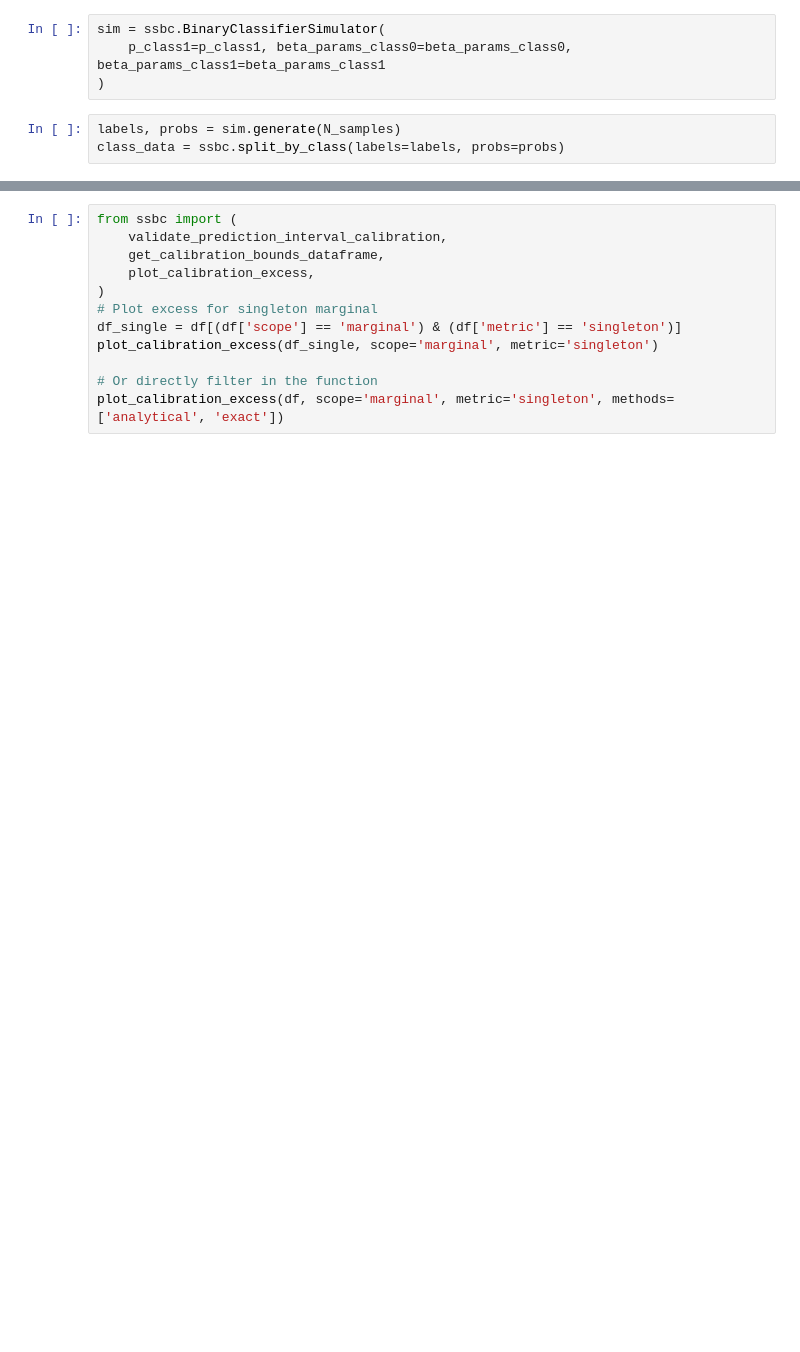
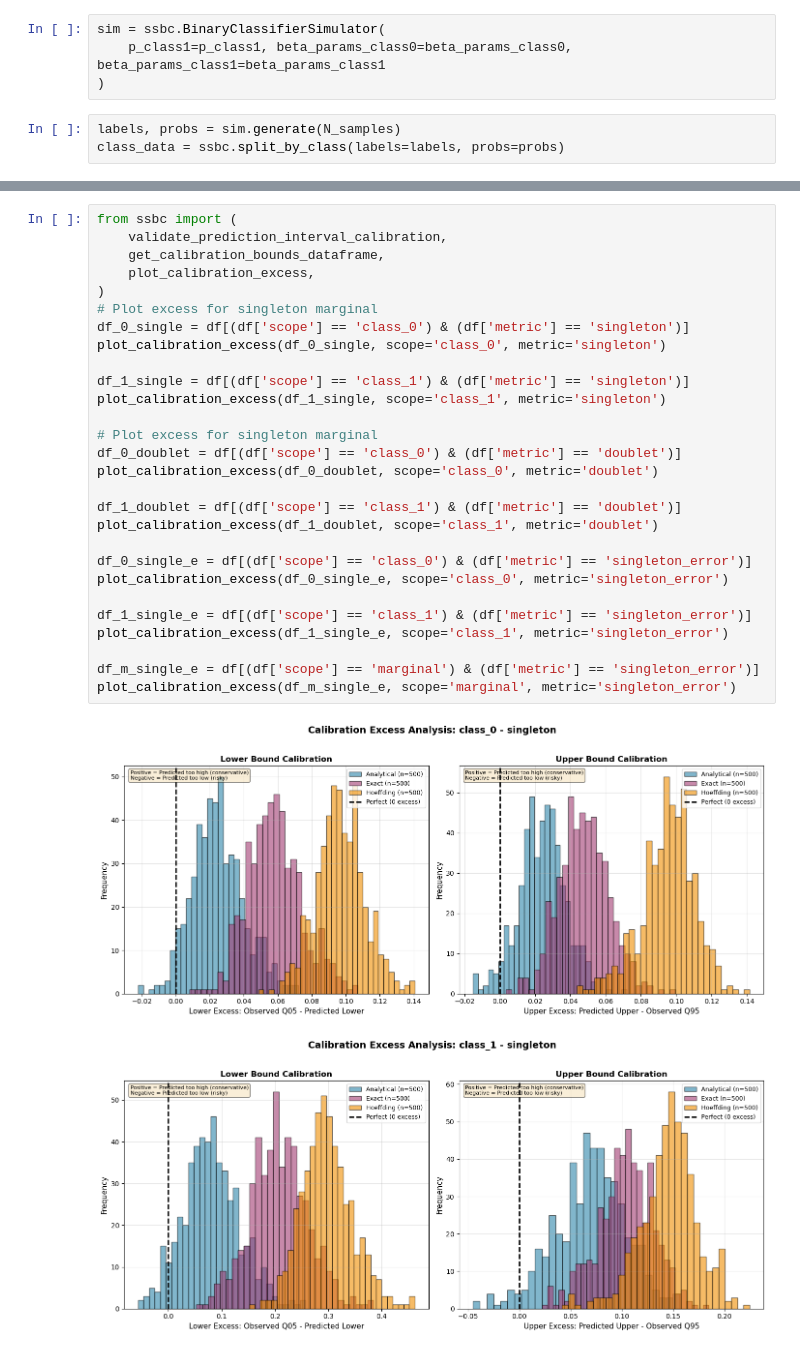
Before and after one commit to phzwart/ssbc, a Jupyter notebook: examples/operational_guarantees_2.ipynb, the cells around one changed output, grey strips where cells are left out. Drawn from its saved outputs; the diff is of its cells as text; blank space fills up the shorter version.

```diff
--- a/examples/operational_guarantees_2.ipynb
+++ b/examples/operational_guarantees_2.ipynb
@@ -177,12 +199,31 @@ ax2.legend()
 # %%
 from ssbc import (
     validate_prediction_interval_calibration,
     get_calibration_bounds_dataframe,
     plot_calibration_excess,
 )
 # Plot excess for singleton marginal
-df_single = df[(df['scope'] == 'marginal') & (df['metric'] == 'singleton')]
-plot_calibration_excess(df_single, scope='marginal', metric='singleton')
+df_0_single = df[(df['scope'] == 'class_0') & (df['metric'] == 'singleton')]
+plot_calibration_excess(df_0_single, scope='class_0', metric='singleton')
 
-# Or directly filter in the function
-plot_calibration_excess(df, scope='marginal', metric='singleton', methods=['analytical', 'exact'])
+df_1_single = df[(df['scope'] == 'class_1') & (df['metric'] == 'singleton')]
+plot_calibration_excess(df_1_single, scope='class_1', metric='singleton')
+
+# Plot excess for singleton marginal
+df_0_doublet = df[(df['scope'] == 'class_0') & (df['metric'] == 'doublet')]
+plot_calibration_excess(df_0_doublet, scope='class_0', metric='doublet')
+
+df_1_doublet = df[(df['scope'] == 'class_1') & (df['metric'] == 'doublet')]
+plot_calibration_excess(df_1_doublet, scope='class_1', metric='doublet')
+
+df_0_single_e = df[(df['scope'] == 'class_0') & (df['metric'] == 'singleton_error')]
+plot_calibration_excess(df_0_single_e, scope='class_0', metric='singleton_error')
+
+df_1_single_e = df[(df['scope'] == 'class_1') & (df['metric'] == 'singleton_error')]
+plot_calibration_excess(df_1_single_e, scope='class_1', metric='singleton_error')
+
+df_m_single_e = df[(df['scope'] == 'marginal') & (df['metric'] == 'singleton_error')]
+plot_calibration_excess(df_m_single_e, scope='marginal', metric='singleton_error')
+# %% [output]
+[figure, added]
+[figure, added]
```
Also changed, not shown: parts of 9 cells of this notebook, 2 other files.
